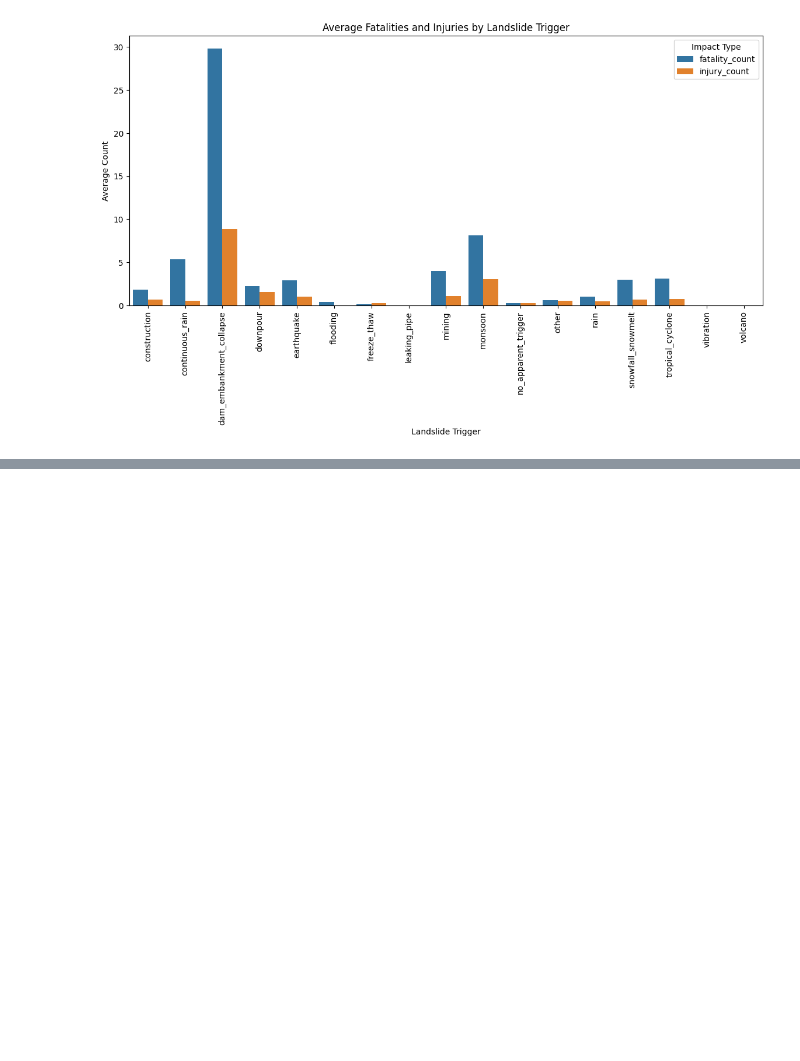
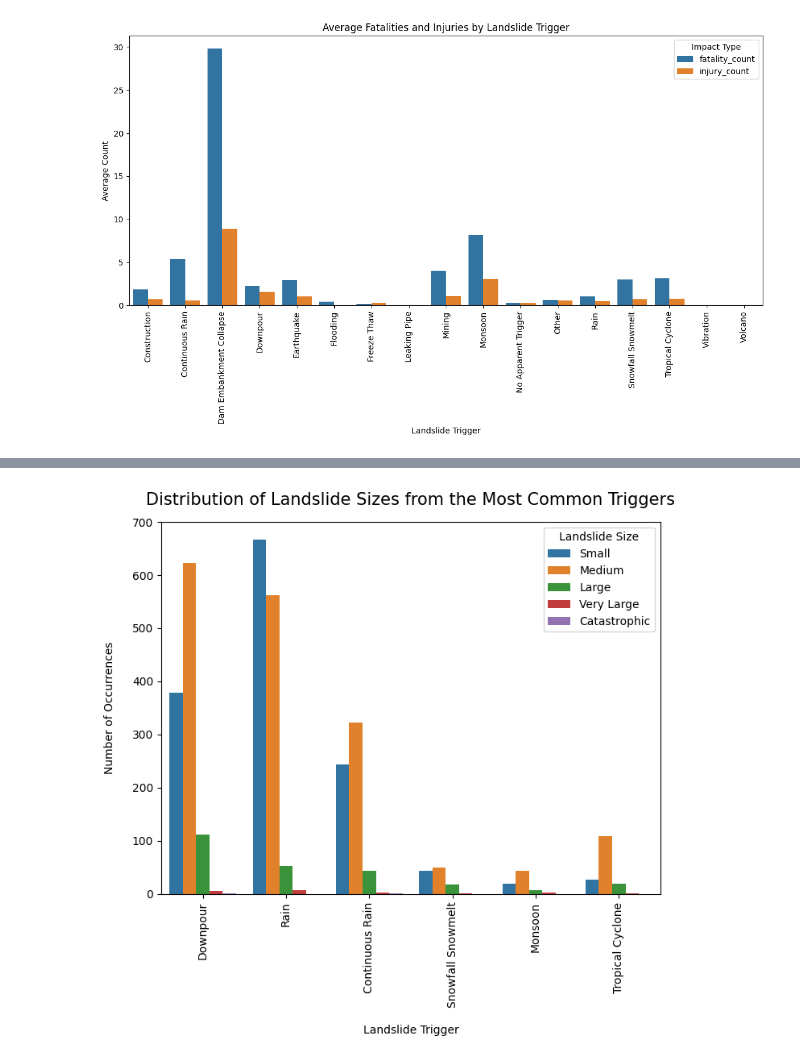
Before and after one commit to n-ferrante/Global_Landslides, a Jupyter notebook: notebooks/03_research_question_analysis.ipynb, the cells around one changed output, grey strips where cells are left out. Cells and saved outputs as stored; diff of their text form; code cells hidden in the pictures; blank space fills up the shorter version.

```diff
--- a/notebooks/03_research_question_analysis.ipynb
+++ b/notebooks/03_research_question_analysis.ipynb
@@ -32,6 +50,7 @@ map
 # %%
 df = df[df['landslide_trigger'] != 'unknown']
 df = df[df['landslide_size'] != 'unknown']
+df['landslide_trigger'] = df['landslide_trigger'].str.replace('_', ' ').str.title()
 
 trigger_stats = df.groupby('landslide_trigger')[['fatality_count', 'injury_count']].mean().reset_index()
 
@@ -50,0 +74,3 @@ plt.show()
+# %%
+top_triggers = df[df['landslide_trigger'] != 'unknown']['landslide_trigger'].value_counts().head(6)
+top_triggers.head(6)
@@ -50,0 +86,14 @@ plt.show()
+# %%
+top_triggers_df = df[df['landslide_trigger'].isin(top_triggers.index.tolist())]
+
+plt.figure(figsize=(8, 6))
+sns.countplot(top_triggers_df, x = 'landslide_trigger', hue = 'landslide_size')
+plt.title("Distribution of Landslide Sizes from the Most Common Triggers", fontsize = 15, pad = 15)
+plt.xlabel("Landslide Trigger", labelpad = 15)
+plt.ylabel("Number of Occurrences", labelpad = 15)
+plt.xticks(rotation = 90)
+plt.legend(title = "Landslide Size",
+           labels = ['Small', 'Medium', 'Large', 'Very Large', 'Catastrophic'])
+plt.show()
+# %% [output]
+[figure, added]
```
Also changed, not shown: parts of 7 cells of this notebook.
